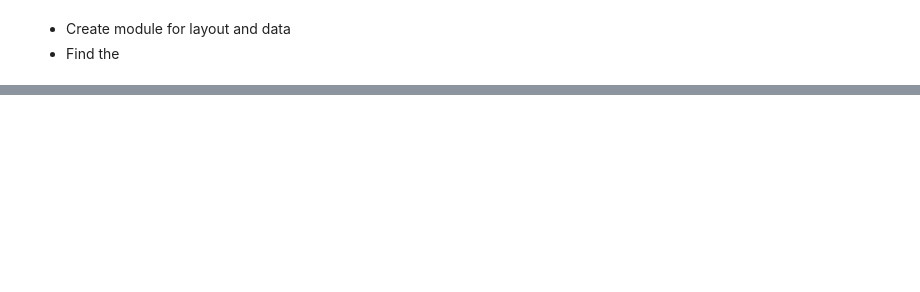
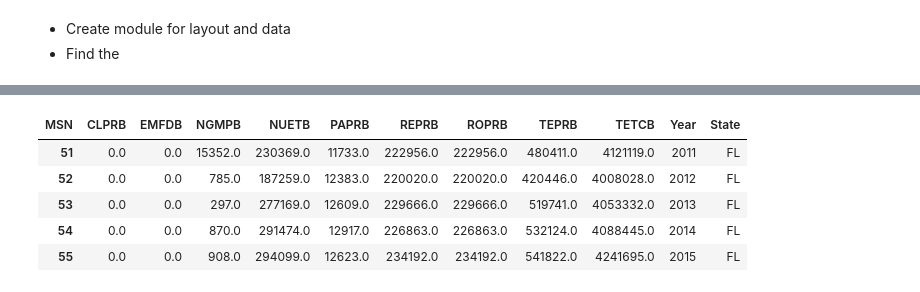
Before and after one commit to cycustodio/python-data-science, a Jupyter notebook: US Coal Data.ipynb, the cells around one changed output, grey strips where cells are left out. Saved outputs shown, nothing was run; the diff lists cells and outputs as text; code cells hidden in the pictures; blank space fills up the shorter version.

```diff
--- a/US Coal Data.ipynb
+++ b/US Coal Data.ipynb
@@ -250,0 +249,9 @@ iplot( fig, filename='d3-cloropleth-map' )
+# %%
+newdt.tail()
+# %% [output]
+| MSN | CLPRB | EMFDB | NGMPB | NUETB | PAPRB | REPRB | ROPRB | TEPRB | TETCB | Year | State |
+| 51 | 0.0 | 0.0 | 15352.0 | 230369.0 | 11733.0 | 222956.0 | 222956.0 | 480411.0 | 4121119.0 | 2011 | FL |
+| 52 | 0.0 | 0.0 | 785.0 | 187259.0 | 12383.0 | 220020.0 | 220020.0 | 420446.0 | 4008028.0 | 2012 | FL |
+| 53 | 0.0 | 0.0 | 297.0 | 277169.0 | 12609.0 | 229666.0 | 229666.0 | 519741.0 | 4053332.0 | 2013 | FL |
+| 54 | 0.0 | 0.0 | 870.0 | 291474.0 | 12917.0 | 226863.0 | 226863.0 | 532124.0 | 4088445.0 | 2014 | FL |
+| 55 | 0.0 | 0.0 | 908.0 | 294099.0 | 12623.0 | 234192.0 | 234192.0 | 541822.0 | 4241695.0 | 2015 | FL |
```
Also changed, not shown: parts of 26 cells of this notebook.
